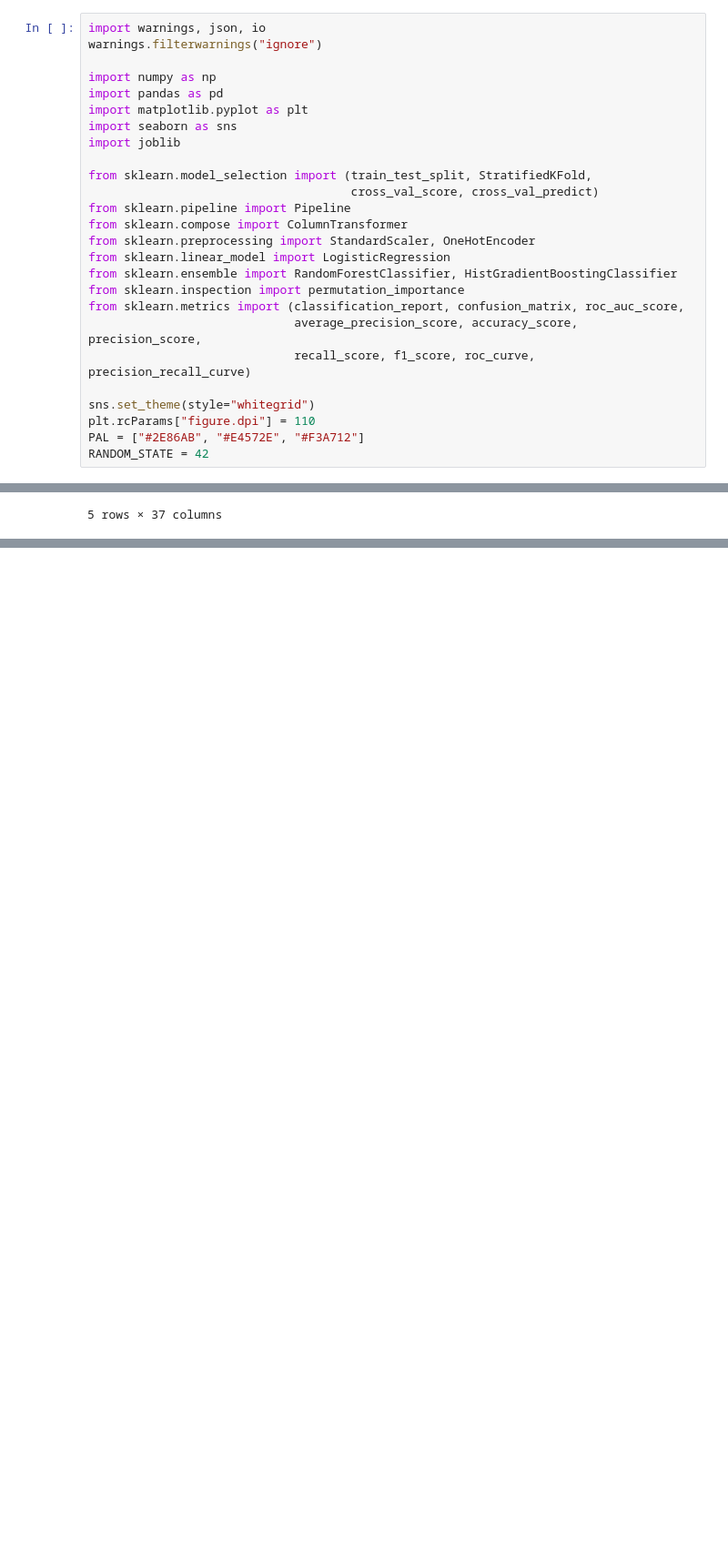
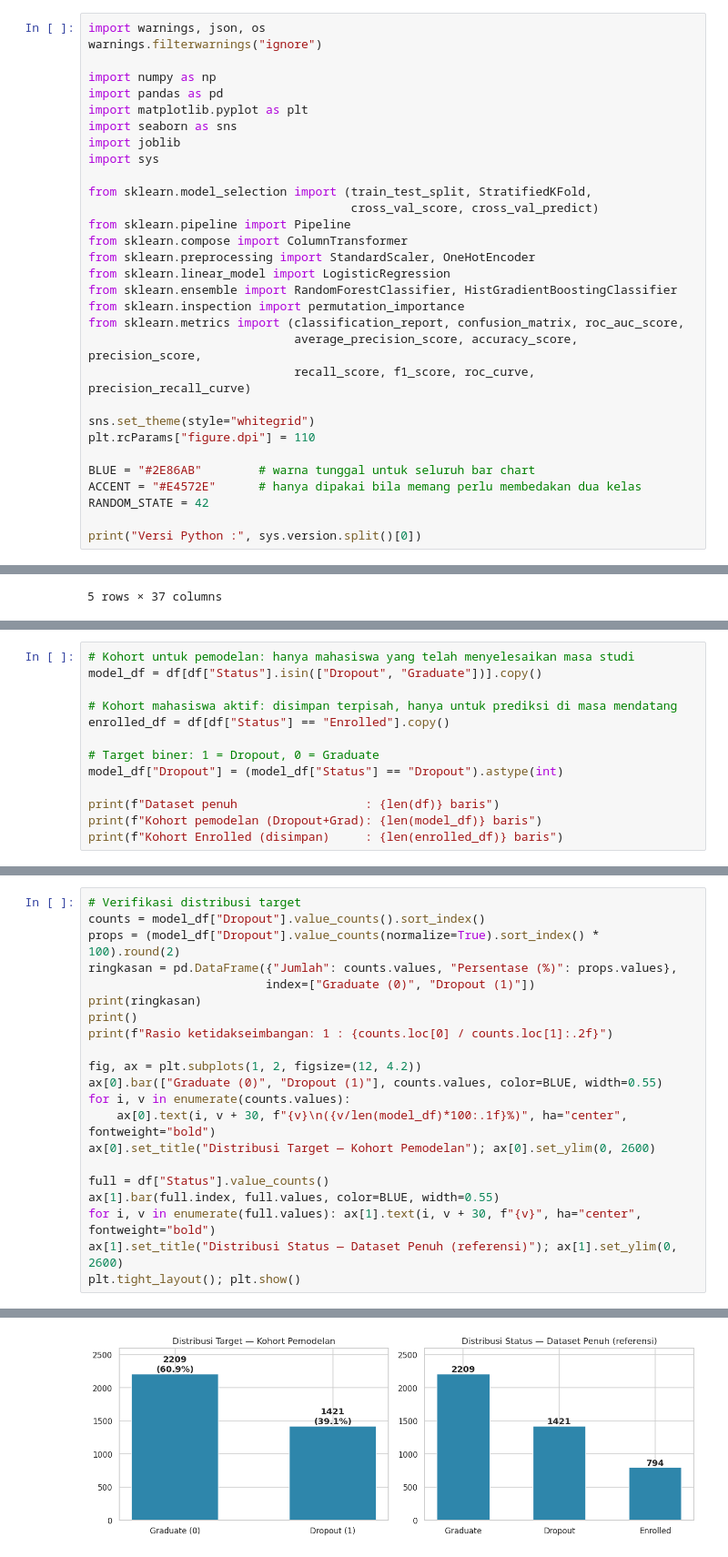
Before and after one commit to xiongdy12/jaya-jaya-institut-dropout, a Jupyter notebook: notebook.ipynb, the cells around one changed output, grey strips where cells are left out. Shown at 91% size. Drawn from its saved outputs; the diff is of its cells as text; blank space fills up the shorter version.

```diff
--- a/notebook.ipynb
+++ b/notebook.ipynb
@@ -50,7 +64,7 @@ pip install -r requirements.txt
 # %% [markdown]
 ## 2. Data Understanding
 # %%
-import warnings, json, io
+import warnings, json, os
 warnings.filterwarnings("ignore")
 
 import numpy as np
@@ -58,6 +72,7 @@ import pandas as pd
 import matplotlib.pyplot as plt
 import seaborn as sns
 import joblib
+import sys
 
 from sklearn.model_selection import (train_test_split, StratifiedKFold,
                                      cross_val_score, cross_val_predict)
@@ -73,5 +88,9 @@ from sklearn.metrics import (classification_report, confusion_matrix, roc_auc_sc
 
 sns.set_theme(style="whitegrid")
 plt.rcParams["figure.dpi"] = 110
-PAL = ["#2E86AB", "#E4572E", "#F3A712"]
+
+BLUE = "#2E86AB"        # warna tunggal untuk seluruh bar chart
+ACCENT = "#E4572E"      # hanya dipakai bila memang perlu membedakan dua kelas
 RANDOM_STATE = 42
+
+print("Versi Python :", sys.version.split()[0])
@@ -439,0 +196,13 @@ ROC-AUC uji (**0,934**) sekaligus akurasi tertinggi. Model inilah yang dipilih u
+# %%
+# Kohort untuk pemodelan: hanya mahasiswa yang telah menyelesaikan masa studi
+model_df = df[df["Status"].isin(["Dropout", "Graduate"])].copy()
+
+# Kohort mahasiswa aktif: disimpan terpisah, hanya untuk prediksi di masa mendatang
+enrolled_df = df[df["Status"] == "Enrolled"].copy()
+
+# Target biner: 1 = Dropout, 0 = Graduate
+model_df["Dropout"] = (model_df["Status"] == "Dropout").astype(int)
+
+print(f"Dataset penuh                  : {len(df)} baris")
+print(f"Kohort pemodelan (Dropout+Grad): {len(model_df)} baris")
+print(f"Kohort Enrolled (disimpan)     : {len(enrolled_df)} baris")
@@ -439,0 +213,22 @@ ROC-AUC uji (**0,934**) sekaligus akurasi tertinggi. Model inilah yang dipilih u
+# %%
+# Verifikasi distribusi target
+counts = model_df["Dropout"].value_counts().sort_index()
+props = (model_df["Dropout"].value_counts(normalize=True).sort_index() * 100).round(2)
+ringkasan = pd.DataFrame({"Jumlah": counts.values, "Persentase (%)": props.values},
+                         index=["Graduate (0)", "Dropout (1)"])
+print(ringkasan)
+print()
+print(f"Rasio ketidakseimbangan: 1 : {counts.loc[0] / counts.loc[1]:.2f}")
+
+fig, ax = plt.subplots(1, 2, figsize=(12, 4.2))
+ax[0].bar(["Graduate (0)", "Dropout (1)"], counts.values, color=BLUE, width=0.55)
+for i, v in enumerate(counts.values):
+    ax[0].text(i, v + 30, f"{v}\n({v/len(model_df)*100:.1f}%)", ha="center", fontweight="bold")
+ax[0].set_title("Distribusi Target — Kohort Pemodelan"); ax[0].set_ylim(0, 2600)
+
+full = df["Status"].value_counts()
+ax[1].bar(full.index, full.values, color=BLUE, width=0.55)
+for i, v in enumerate(full.values): ax[1].text(i, v + 30, f"{v}", ha="center", fontweight="bold")
+ax[1].set_title("Distribusi Status — Dataset Penuh (referensi)"); ax[1].set_ylim(0, 2600)
+plt.tight_layout(); plt.show()
+# %% [output]
@@ -439,0 +240 @@ ROC-AUC uji (**0,934**) sekaligus akurasi tertinggi. Model inilah yang dipilih u
+[figure, added]
```
Also changed, not shown: parts of 66 cells of this notebook, 9 other files.
